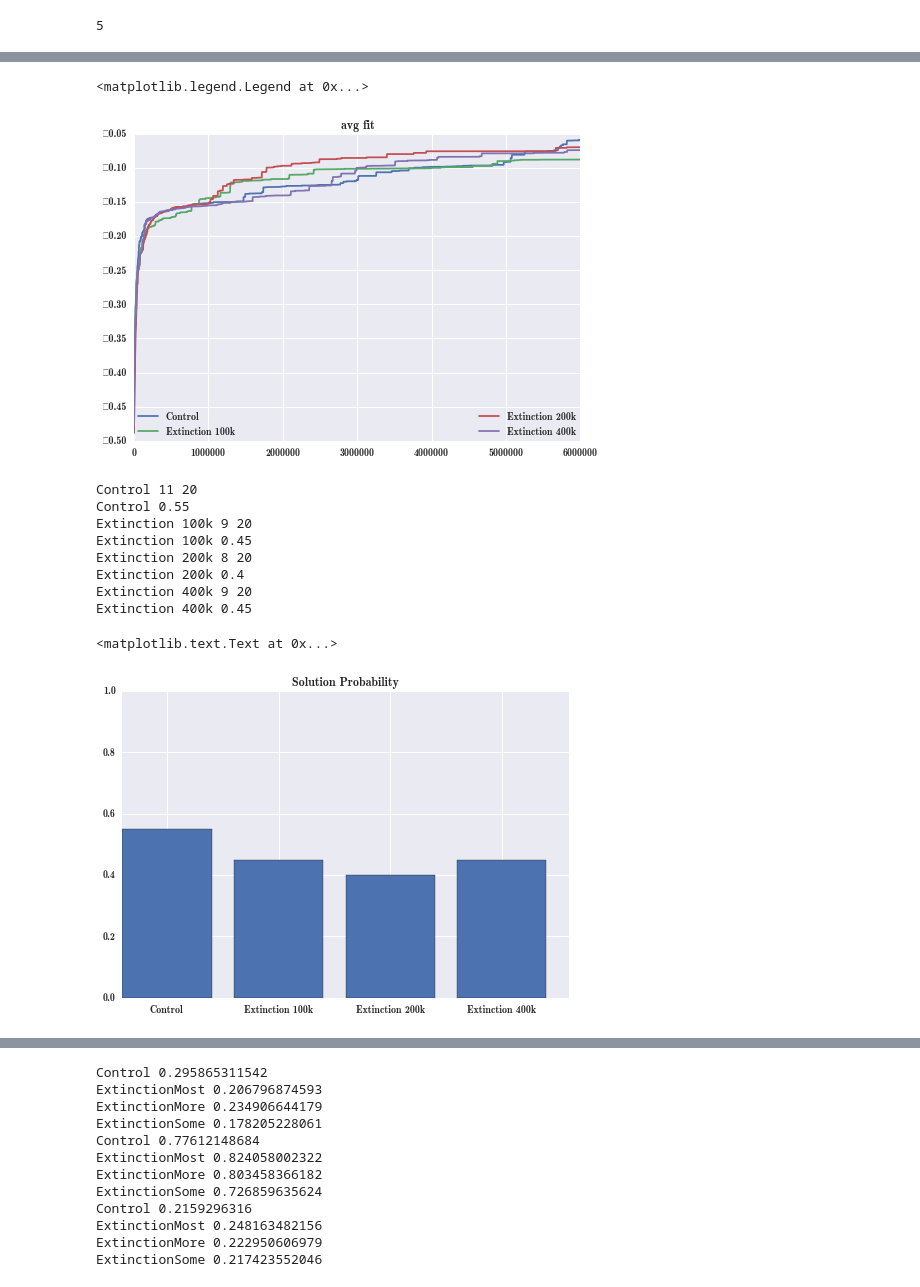
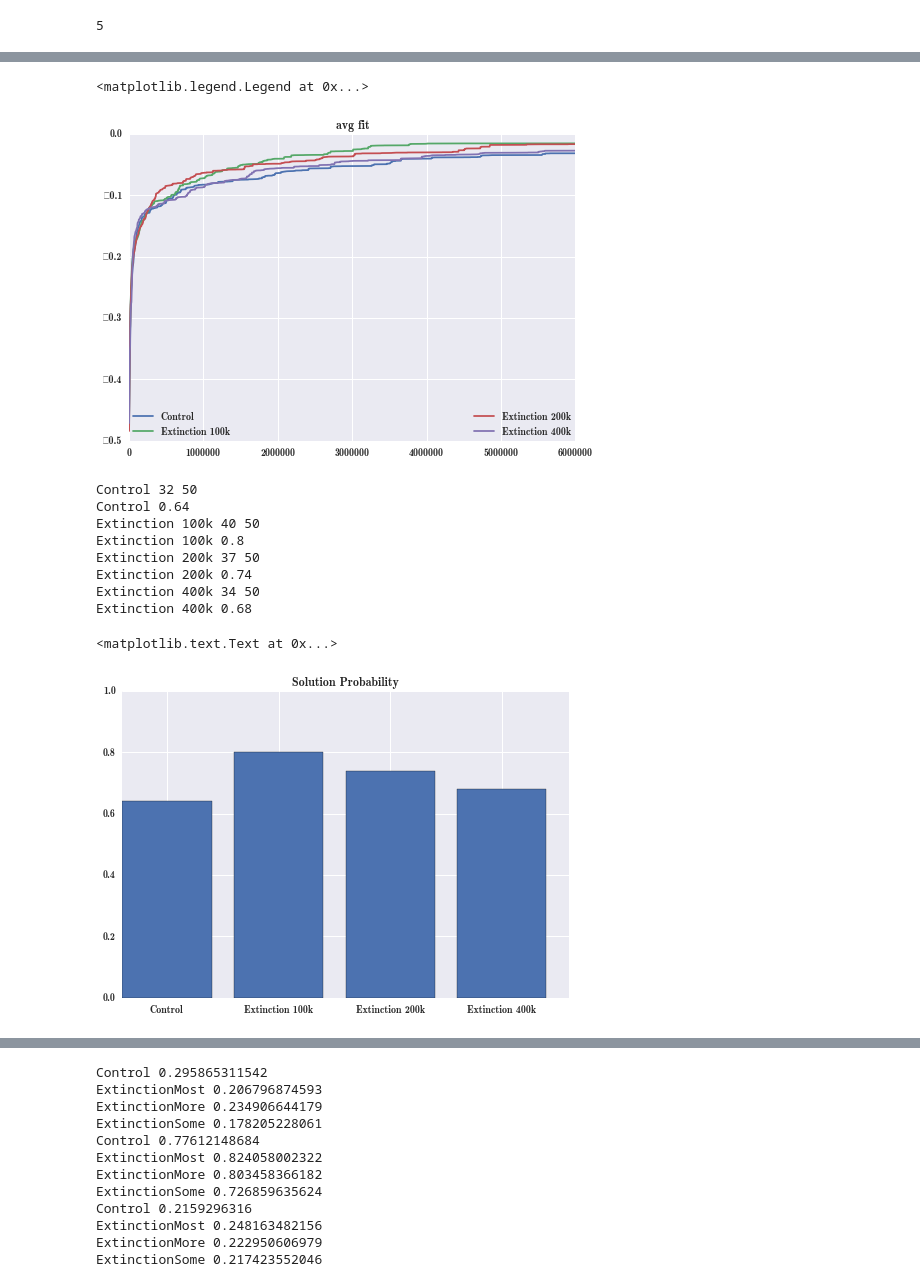
Before and after one commit to jal278/mazerobot-python, a Jupyter notebook: data/Evo Analysis.ipynb, the cells around one changed output, grey strips where cells are left out. Drawn from its saved outputs; the diff is of its cells as text; code cells hidden in the pictures.

```diff
--- a/data/Evo Analysis.ipynb
+++ b/data/Evo Analysis.ipynb
@@ -110,7 +110,7 @@ for treat in treatments:
     #sns.boxplot(samps,ax=new_ax)
     #plot(means,label=label)
     #plot(low,label=label)
-    plot(x,means,label=label)
+    plot(x,high,label=label)
     #legend()
 
     final_means.append(means[-1])
@@ -359,44 +359,46 @@ legend(loc=3,
        ncol=2, mode="expand", borderaxespad=0.)
 # %% [output]
 <matplotlib.legend.Legend at 0x...>
-[figure, old version]
+[figure, new version]
 # %%
 labels=[]
 values=[]
 
 solved_dict={}
 for treat in treatments:
     #print treat
     t=treat
     globstr=treat[0]+"*"+treat[1]+"*solution.dat"
     tglobstr=treat[0]+"*"+treat[1]+"*.log"
 
     label=treatment_pre[t[0]]+treatment_post[t[1]]
-    solved=len(glob.glob(globstr))
+    solved=glob.glob(globstr)
+    solved=len([s for s in solved if int(s.split("_")[1])<=3000000])
+
     total=len(glob.glob(tglobstr))
     value= solved/float(total)
     print label,solved,total
     print label,value
     labels.append(label)
     values.append(value)
-    solved_dict[label]=(solved,total-solved)
+    solved_dict[label]=(solved*2,(total-solved)*2)
 
 bar(range(len(treatments)),values)
 xticks([k+0.4 for k in range(len(treatments))],labels)
 ylim(0,1)
 title("Solution Probability")
 #xticklabels(values)
 # %% [output]
-Control 11 20
-Control 0.55
-Extinction 100k 9 20
-Extinction 100k 0.45
-Extinction 200k 8 20
-Extinction 200k 0.4
-Extinction 400k 9 20
-Extinction 400k 0.45
+Control 32 50
+Control 0.64
+Extinction 100k 40 50
+Extinction 100k 0.8
+Extinction 200k 37 50
+Extinction 200k 0.74
+Extinction 400k 34 50
+Extinction 400k 0.68
 <matplotlib.text.Text at 0x...>
-[figure, old version]
+[figure, new version]
 # %%
 #print store
 
```
Also changed, not shown: parts of 6 cells of this notebook, 2 other files.
